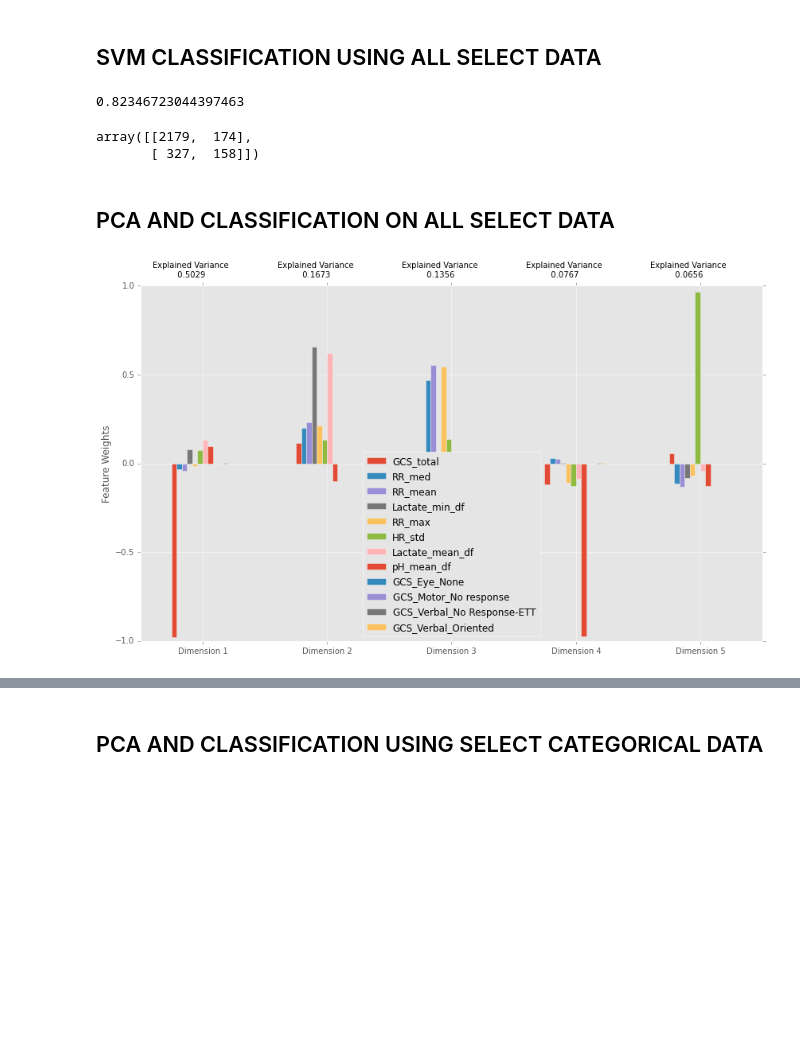
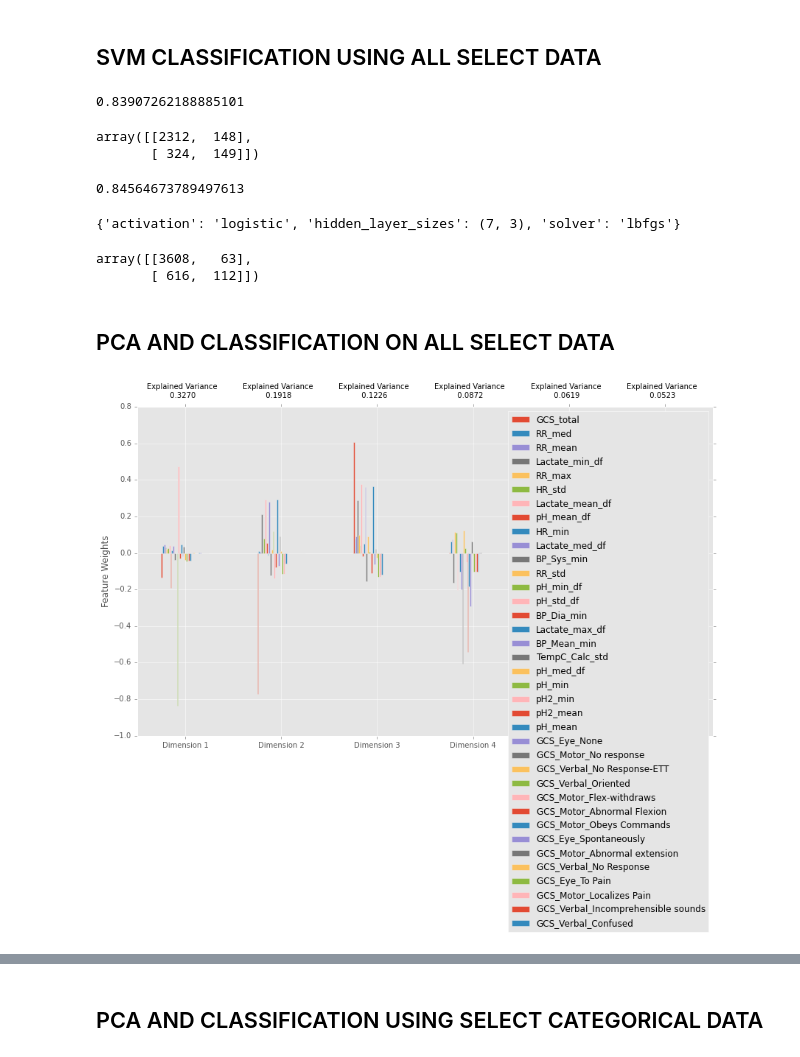
Before and after one commit to RJBeetel3/mimic3_analysis, a Jupyter notebook: ICU_MORTALITY_FIRST24.ipynb, the cells around one changed output, grey strips where cells are left out. Cells and saved outputs as stored; diff of their text form; code cells hidden in the pictures; blank space fills up the shorter version.

```diff
--- a/ICU_MORTALITY_FIRST24.ipynb
+++ b/ICU_MORTALITY_FIRST24.ipynb
@@ -88,3 +90,6 @@ all_data = all_data[cols]
 print "complete"
 # %% [output]
 complete
+# %%
+for col in all_data.columns:
+    print col
@@ -880,13 +867,16 @@ cat_feature_scores
 | GCS_Eye_To Speech | 7.396497e-02 | 3.192761 |
 | gender_M | 8.442104e-02 | 2.977664 |
 # %%
-cat_select_features = list(cat_feature_scores[cat_feature_scores.scores > 350].index)
+
+# cat_select_features = list(cat_feature_scores[cat_feature_scores.scores > 350].index)
+# SELECTING ALL FEATURES FOR NEURAL NET INPUT
+cat_select_features = list(cat_feature_scores[cat_feature_scores.pvalues < 0.05].index)
+
 cat_select_features.insert(0, 'icustay_id')
 #could leave this out to avoid duplicates when merging w/ cont data later
 cat_select_features.insert(1,'hospital_expire_flag')
 
 cat_select_data = cat_dummy_data[cat_select_features]
-display(cat_dummy_data.shape)
 display(cat_select_data.shape)
 cat_select_data.head()
 # %% [output]
@@ -947,0 +890,25 @@ cat_select_data.head()
+# %%
+# SELECTING ALL FEATURES FOR NN
+
+#cont_select_features = list(cont_feature_scores[cont_feature_scores.scores > 600].index)
+
+
+
+# CODE TO ELIMINATE COLUMNS BEGINNING WITH LOWEST SCORED VARIABLES FIRST, UNTIL WE HAVE > 5000 SAMPLES WITH
+# NO NAN VALUES
+monkey = -1
+cont_select_features = cont_feature_scores.index
+cont_select_data = cont_data[cont_select_features].dropna()
+
+while cont_select_data.shape[0] < 5000:
+    cont_select_features = list(cont_feature_scores.index)[:monkey]
+    cont_select_data = cont_data[cont_select_features].dropna()
+    monkey -= 1
+
+
+
+cont_select_features.insert(0, 'icustay_id')
+cont_select_features.insert(1,'hospital_expire_flag')
+cont_select_data = cont_data[cont_select_features].dropna()
+display(cont_select_data.shape)
+cont_select_data.head()
@@ -1000,19 +978,47 @@ display(clf_SVC.score(X_test, y_test))
 y_predsSVM = clf_SVC.predict(X_test)
 metrics.confusion_matrix(y_test, y_predsSVM)
 # %% [output]
-0.82346723044397463
+0.83907262188885101
-array([[2179,  174],
-       [ 327,  158]])
+array([[2312,  148],
+       [ 324,  149]])
+# %%
+# MULTI-LAYER PERCEPTRON CLASSIFIER ON ORIGINAL FEATURES
+
+X_train, X_test, y_train, y_test = train_test_split(all_select_data2[all_select_data2.columns[1:]],
+                                                    all_select_data2['hospital_expire_flag'],
+                                                    test_size = 0.30, random_state = 42)
+
+parameters = {'activation':('identity', 'logistic', 'tanh', 'relu'),
+              'solver':('lbfgs', 'sgd', 'adam'),
+              'hidden_layer_sizes':((7,3), (5,2))
+             }
+mlp = MLPClassifier(alpha=1e-6, learning_rate = 'adaptive',
+                    hidden_layer_sizes=(7,3), random_state=1)
+clf = GridSearchCV(mlp, parameters)
+clf.fit(X_train,y_train)
+'''
+for result in clf.cv_results_.keys():
+    print "{}      {}".format(result, clf.cv_results_[result])
+'''
+display(clf.score(X_test, y_test))
+y_predsMLP = clf.predict(X_test)
+display(clf.best_params_)
+display(metrics.confusion_matrix(y_test, y_predsMLP))
+# %% [output]
+0.84564673789497613
+{'activation': 'logistic', 'hidden_layer_sizes': (7, 3), 'solver': 'lbfgs'}
+array([[3608,   63],
+       [ 616,  112]])
 # %% [markdown]
 ## PCA AND CLASSIFICATION ON ALL SELECT DATA
 # %%
 #pca = PCA(n_components = 4).fit(data2)
-pca = PCA(n_components = 5).fit(all_select_data2[all_select_data2.columns[1:]])
+pca = PCA(n_components = 6).fit(all_select_data2[all_select_data2.columns[1:]])
 
 # Generate PCA results plot
 pca_results = vs.pca_results(all_select_data2[all_select_data2.columns[1:]], pca)
 # %% [output]
-[figure, old version]
+[figure, new version]
 # %%
 all_reduced_data = pca.transform(all_select_data2[all_select_data2.columns[1:]])
 
```
Also changed, not shown: parts of 18 cells of this notebook, 1 other file.
